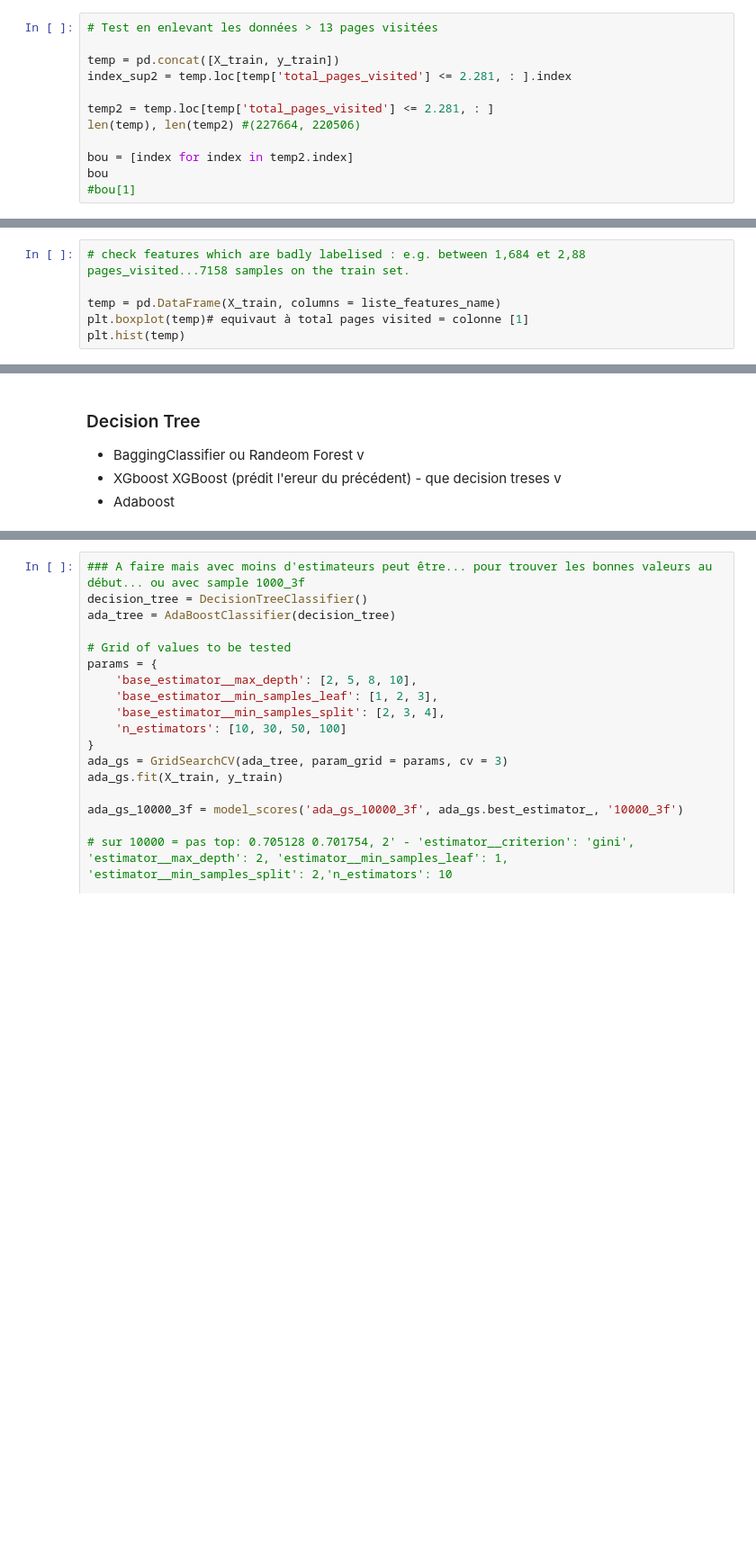
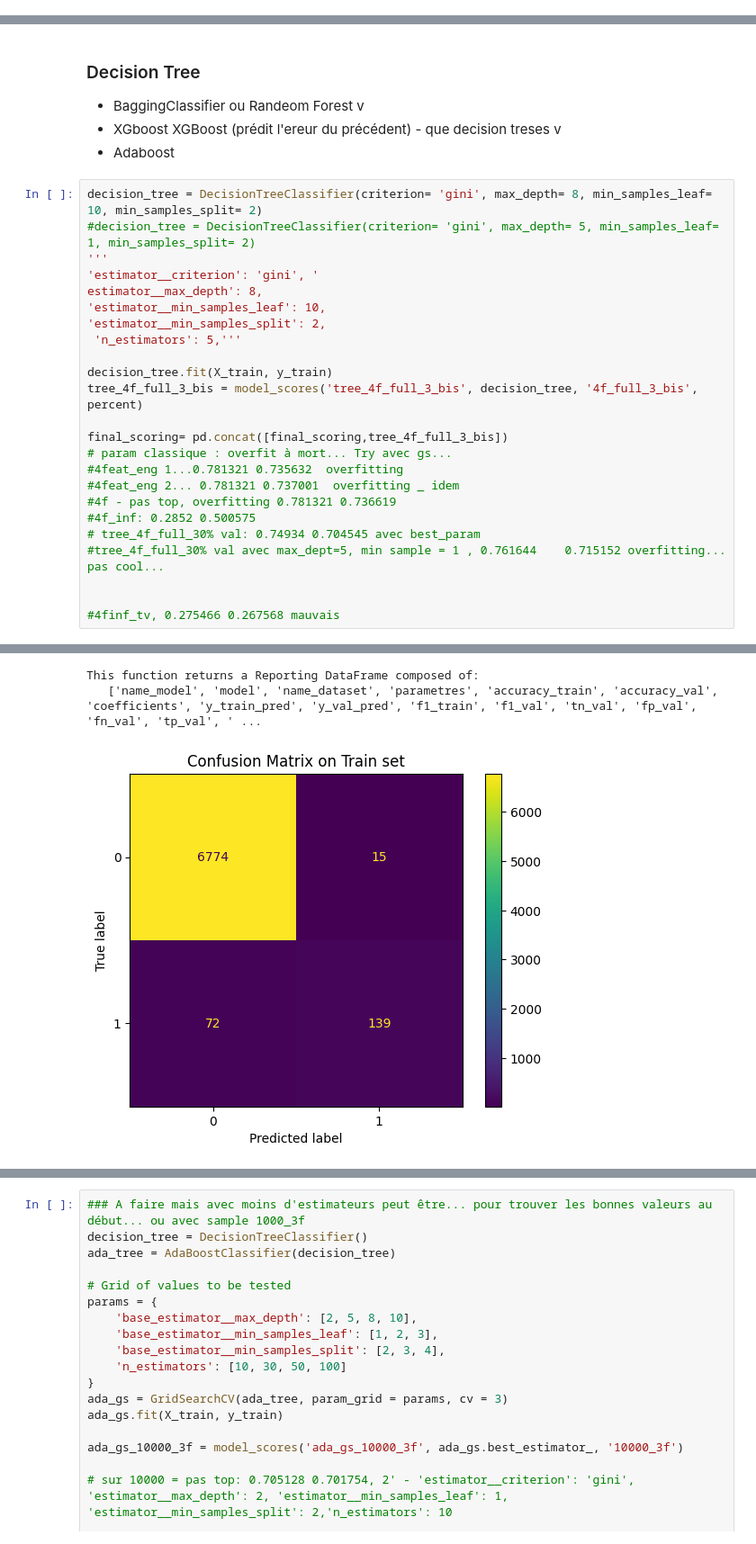
Before and after one commit to kumquat42/202311_jedha_Bloc3_ML_challenge, a Jupyter notebook: 202311_jedha_bloc3_ML_challenge.ipynb, the cells around one changed output, grey strips where cells are left out. Shown at 90% size. Cells and saved outputs as stored; diff of their text form; blank space fills up the shorter version.

```diff
--- a/202311_jedha_bloc3_ML_challenge.ipynb
+++ b/202311_jedha_bloc3_ML_challenge.ipynb
@@ -755,12 +588,0 @@ KeyError: 'country'
-# %%
-# Test en enlevant les données > 13 pages visitées
-
-temp = pd.concat([X_train, y_train])
-index_sup2 = temp.loc[temp['total_pages_visited'] <= 2.281, : ].index
-
-temp2 = temp.loc[temp['total_pages_visited'] <= 2.281, : ]
-len(temp), len(temp2) #(227664, 220506)
-
-bou = [index for index in temp2.index]
-bou
-#bou[1]
@@ -807,6 +588,0 @@ len(ma_liste) #176532 - some = not ok....
-# %%
-# check features which are badly labelised : e.g. between 1,684 et 2,88 pages_visited...7158 samples on the train set.
-
-temp = pd.DataFrame(X_train, columns = liste_features_name)
-plt.boxplot(temp)# equivaut à total pages visited = colonne [1]
-plt.hist(temp)
@@ -1181,3 +924,28 @@ sns.catplot(x = final_scoring['name_model'], y = final_scoring['f1_val'], kind =
 * BaggingClassifier ou Randeom Forest v
 * XGboost XGBoost (prédit l'ereur du précédent) - que decision treses v
 * Adaboost
+# %%
+decision_tree = DecisionTreeClassifier(criterion= 'gini', max_depth= 8, min_samples_leaf= 10, min_samples_split= 2)
+#decision_tree = DecisionTreeClassifier(criterion= 'gini', max_depth= 5, min_samples_leaf= 1, min_samples_split= 2)
+'''
+'estimator__criterion': 'gini', '
+estimator__max_depth': 8,
+'estimator__min_samples_leaf': 10,
+'estimator__min_samples_split': 2,
+ 'n_estimators': 5,'''
+
+decision_tree.fit(X_train, y_train)
+tree_4f_full_3_bis = model_scores('tree_4f_full_3_bis', decision_tree, '4f_full_3_bis', percent)
+
+final_scoring= pd.concat([final_scoring,tree_4f_full_3_bis])
+# param classique : overfit à mort... Try avec gs...
+#4feat_eng 1...0.781321	0.735632  overfitting
+#4feat_eng 2...	0.781321 0.737001  overfitting _ idem
+#4f - pas top, overfitting 0.781321	0.736619
+#4f_inf: 0.2852	0.500575
+# tree_4f_full_30% val: 0.74934	0.704545 avec best_param
+#tree_4f_full_30% val avec max_dept=5, min sample = 1 , 0.761644	0.715152 overfitting... pas cool...
+
+
+#4finf_tv, 0.275466	0.267568 mauvais
+# %% [output]
@@ -1183,0 +979,3 @@ sns.catplot(x = final_scoring['name_model'], y = final_scoring['f1_val'], kind =
+This function returns a Reporting DataFrame composed of:
+   ['name_model', 'model', 'name_dataset', 'parametres', 'accuracy_train', 'accuracy_val', 'coefficients', 'y_train_pred', 'y_val_pred', 'f1_train', 'f1_val', 'tn_val', 'fp_val', 'fn_val', 'tp_val', ' ...
+[figure, added]
```
Also changed, not shown: parts of 55 cells of this notebook, 4 other files.
